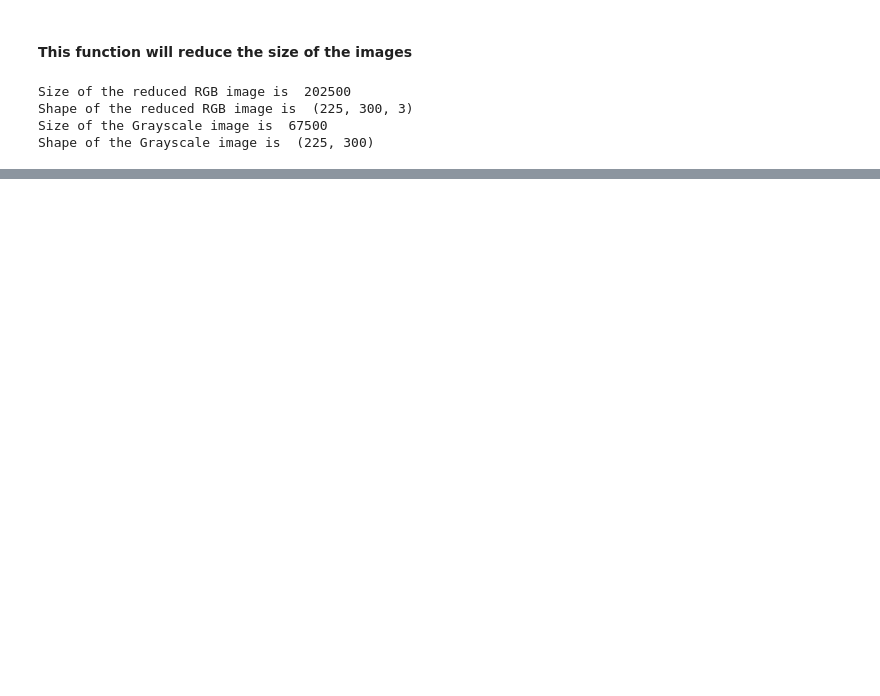
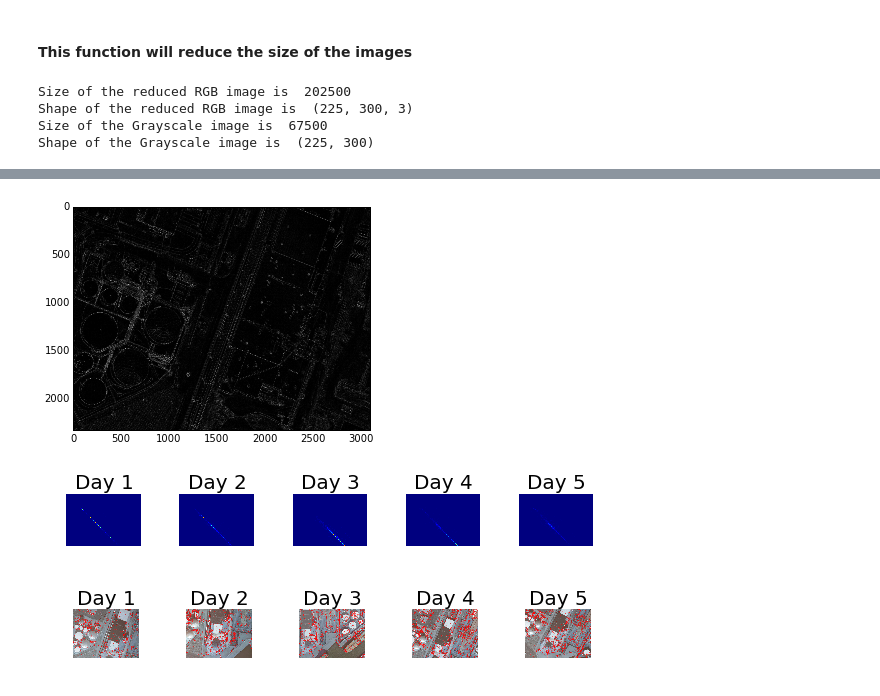
Before and after one commit to kramea/kaggle_cv, a Jupyter notebook: explore_cv.ipynb, the cells around one changed output, grey strips where cells are left out. Drawn from its saved outputs; the diff is of its cells as text; code cells hidden in the pictures; blank space fills up the shorter version.

```diff
--- a/explore_cv.ipynb
+++ b/explore_cv.ipynb
@@ -69,0 +102,43 @@ Shape of the Grayscale image is  (225, 300)
+# %%
+edge_sobel = sobel(img_gs)
+
+plt.imshow(edge_sobel, cmap=plt.cm.gray)
+plt.show()
+# %% [output]
+[figure, added]
+# %%
+hist1 = cv2.calcHist(img1, [0, 1], None, [180, 256], [0, 180, 0, 256])
+hist2 = cv2.calcHist(img2, [0, 1], None, [180, 256], [0, 180, 0, 256])
+hist3 = cv2.calcHist(img3, [0, 1], None, [180, 256], [0, 180, 0, 256])
+hist4 = cv2.calcHist(img4, [0, 1], None, [180, 256], [0, 180, 0, 256])
+hist5 = cv2.calcHist(img5, [0, 1], None, [180, 256], [0, 180, 0, 256])
+
+fig, (ax1, ax2, ax3, ax4, ax5) = plt.subplots(nrows=1, ncols=5, figsize=(8, 3))
+
+
+
+ax1.imshow(hist1,interpolation = 'nearest')
+ax1.axis('off')
+ax1.set_title('Day 1', fontsize=20)
+
+ax2.imshow(hist2,interpolation = 'nearest')
+ax2.axis('off')
+ax2.set_title('Day 2', fontsize=20)
+
+ax3.imshow(hist3,interpolation = 'nearest')
+ax3.axis('off')
+ax3.set_title('Day 3', fontsize=20)
+
+ax4.imshow(hist4,interpolation = 'nearest')
+ax4.axis('off')
+ax4.set_title('Day 4', fontsize=20)
+
+ax5.imshow(hist5,interpolation = 'nearest')
+ax5.axis('off')
+ax5.set_title('Day 5', fontsize=20)
+
+fig.tight_layout()
+
+plt.show()
+# %% [output]
+[figure, added]
@@ -69,0 +159,29 @@ Shape of the Grayscale image is  (225, 300)
+# %%
+fig, (ax1, ax2, ax3, ax4, ax5) = plt.subplots(nrows=1, ncols=5, figsize=(8, 3))
+
+
+ax1.imshow(surf1)
+ax1.axis('off')
+ax1.set_title('Day 1', fontsize=20)
+
+ax2.imshow(surf2)
+ax2.axis('off')
+ax2.set_title('Day 2', fontsize=20)
+
+ax3.imshow(surf3)
+ax3.axis('off')
+ax3.set_title('Day 3', fontsize=20)
+
+ax4.imshow(surf4)
+ax4.axis('off')
+ax4.set_title('Day 4', fontsize=20)
+
+ax5.imshow(surf5)
+ax5.axis('off')
+ax5.set_title('Day 5', fontsize=20)
+
+fig.tight_layout()
+
+plt.show()
+# %% [output]
+[figure, added]
```
Also changed, not shown: parts of 7 cells of this notebook, 1 other file.
